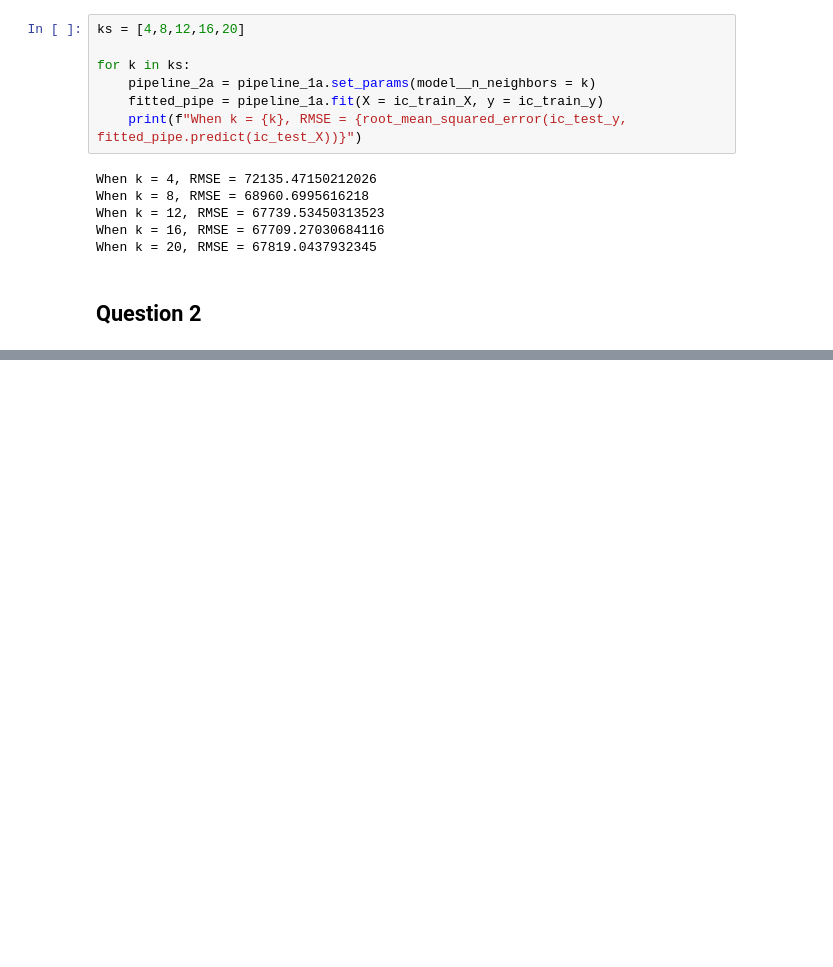
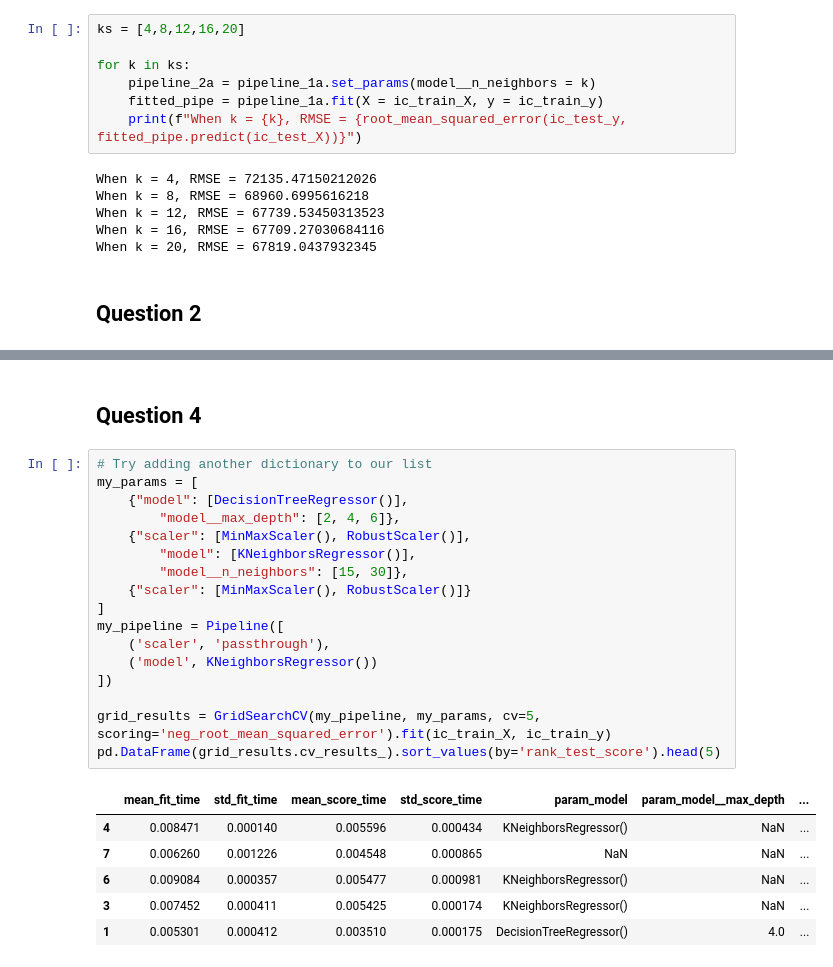
Before and after one commit to khanhdo05/Intro-to-ML, a Jupyter notebook: lab4.ipynb, the cells around one changed output, grey strips where cells are left out. Drawn from its saved outputs; the diff is of its cells as text; blank space fills up the shorter version.

```diff
--- a/lab4.ipynb
+++ b/lab4.ipynb
@@ -62,0 +156,26 @@ When k = 20, RMSE = 67819.0437932345
+# %% [markdown]
+## Question 4
+# %%
+# Try adding another dictionary to our list
+my_params = [
+    {"model": [DecisionTreeRegressor()],
+        "model__max_depth": [2, 4, 6]},
+    {"scaler": [MinMaxScaler(), RobustScaler()],
+        "model": [KNeighborsRegressor()],
+        "model__n_neighbors": [15, 30]},
+    {"scaler": [MinMaxScaler(), RobustScaler()]}
+]
+my_pipeline = Pipeline([
+    ('scaler', 'passthrough'),
+    ('model', KNeighborsRegressor())
+])
+
+grid_results = GridSearchCV(my_pipeline, my_params, cv=5, scoring='neg_root_mean_squared_error').fit(ic_train_X, ic_train_y)
+pd.DataFrame(grid_results.cv_results_).sort_values(by='rank_test_score').head(5)
+# %% [output]
+|  | mean_fit_time | std_fit_time | mean_score_time | std_score_time | param_model | param_model__max_depth | ... |
+| 4 | 0.008471 | 0.000140 | 0.005596 | 0.000434 | KNeighborsRegressor() | NaN | ... |
+| 7 | 0.006260 | 0.001226 | 0.004548 | 0.000865 | NaN | NaN | ... |
+| 6 | 0.009084 | 0.000357 | 0.005477 | 0.000981 | KNeighborsRegressor() | NaN | ... |
+| 3 | 0.007452 | 0.000411 | 0.005425 | 0.000174 | KNeighborsRegressor() | NaN | ... |
+| 1 | 0.005301 | 0.000412 | 0.003510 | 0.000175 | DecisionTreeRegressor() | 4.0 | ... |
```
Also changed, not shown: parts of 33 cells of this notebook.
